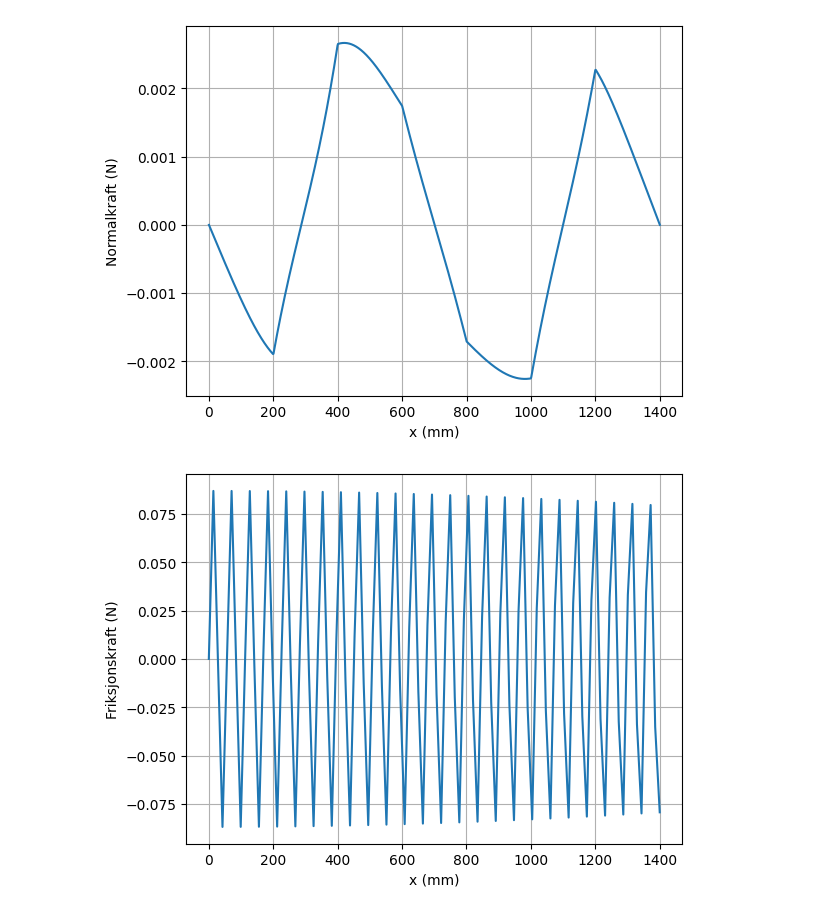
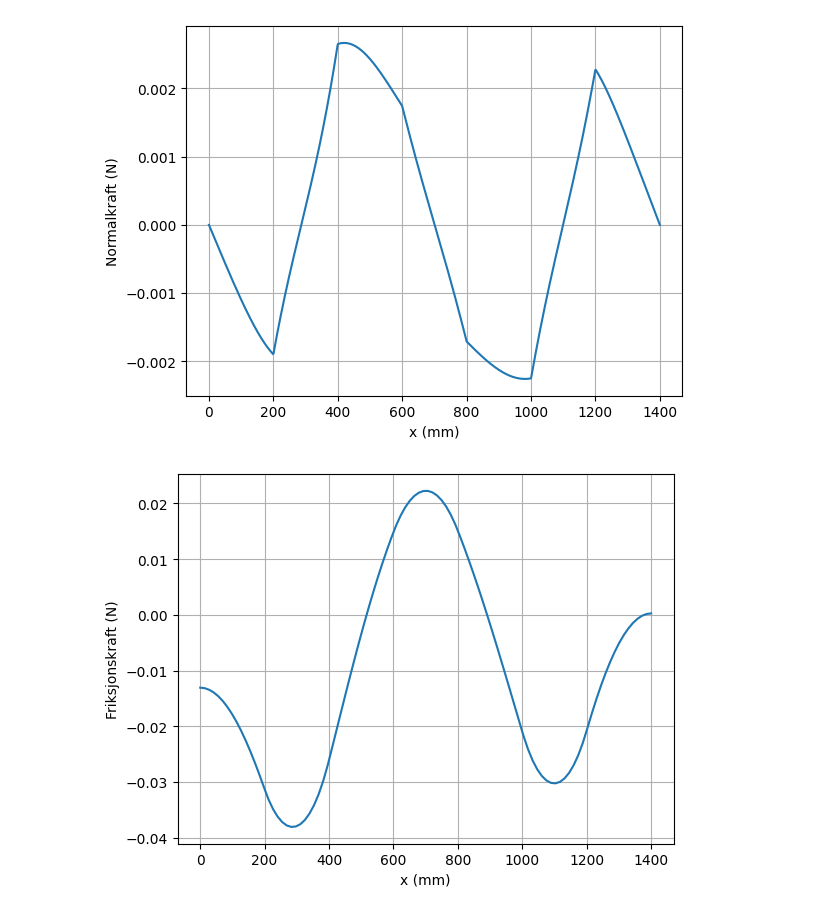
Before and after one commit to maranshan/fysikklabH23G111, a Jupyter notebook: baneform_V23.ipynb, the cells around one changed output. Drawn from its saved outputs; the diff is of its cells as text; code cells hidden in the pictures.

```diff
--- a/baneform_V23.ipynb
+++ b/baneform_V23.ipynb
@@ -240,18 +240,18 @@ plt.show()
 # %%
 #7. Friksjonskraft F(x)
 
 def F(x):
-    F = (c/(1+c)) *m*g*np.sin(x)
+    F = (c/(1+c)) *m*g*np.sin(B(x))
     return F
 
 ls = np.linspace(0, 1400, 100)
 plt.plot(ls, [F(x) for x in ls])
 plt.xlabel('x (mm)')
 plt.ylabel('Friksjonskraft (N)')
 plt.grid(True)
 plt.show()
 # %% [output]
-[figure, old version]
+[figure, new version]
 # %%
 #8. Finn F/N
 def FN(x):
```
Also changed, not shown: parts of 4 cells of this notebook.
